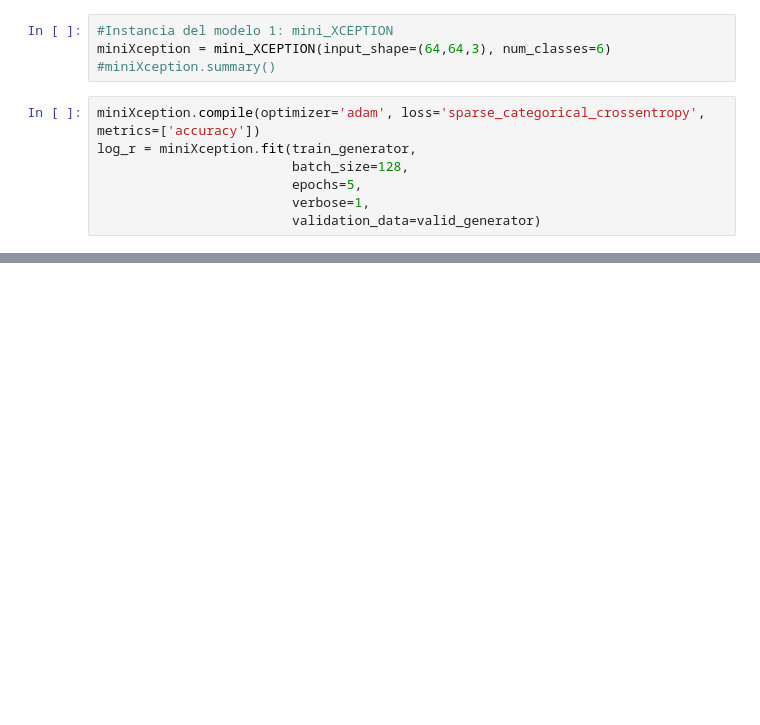
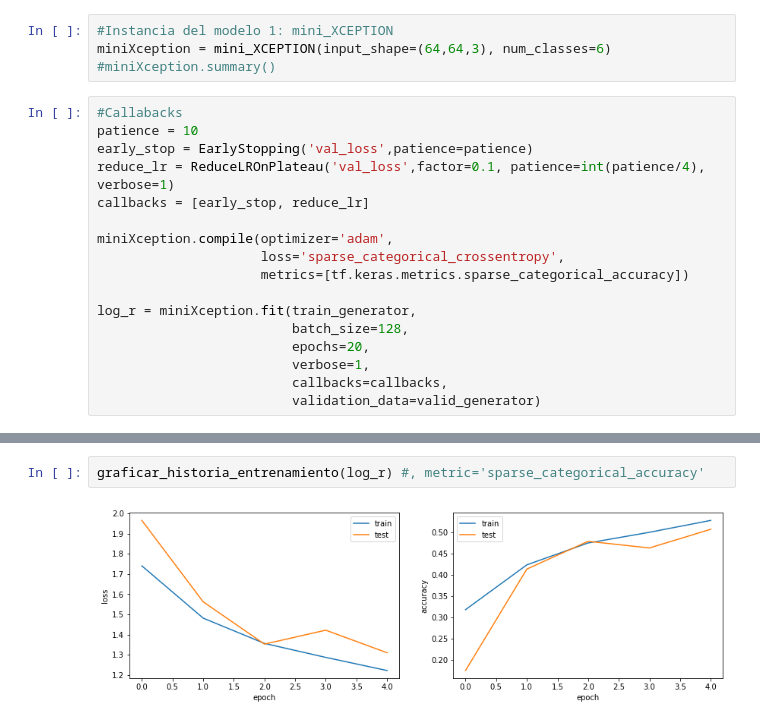
Before and after one commit to JBalbuenaG/proyecto_DL, a Jupyter notebook: Pruebas AffectNet/4_Affectnet_MiniXception.ipynb, the cells around one changed output, grey strips where cells are left out. Cells and saved outputs as stored; diff of their text form; blank space fills up the shorter version.

Commit message:
(update) Affectnet - miniXception

```diff
--- a/Pruebas AffectNet/4_Affectnet_MiniXception.ipynb
+++ b/Pruebas AffectNet/4_Affectnet_MiniXception.ipynb
@@ -166,11 +235,21 @@ def mini_XCEPTION(input_shape, num_classes, l2_regularization=0.01):
 miniXception = mini_XCEPTION(input_shape=(64,64,3), num_classes=6)
 #miniXception.summary()
 # %%
-miniXception.compile(optimizer='adam', loss='sparse_categorical_crossentropy', metrics=['accuracy'])
+#Callabacks
+patience = 10
+early_stop = EarlyStopping('val_loss',patience=patience)
+reduce_lr = ReduceLROnPlateau('val_loss',factor=0.1, patience=int(patience/4), verbose=1)
+callbacks = [early_stop, reduce_lr]
+
+miniXception.compile(optimizer='adam',
+                     loss='sparse_categorical_crossentropy',
+                     metrics=[tf.keras.metrics.sparse_categorical_accuracy])
+
 log_r = miniXception.fit(train_generator,
                          batch_size=128,
-                         epochs=5,
+                         epochs=20,
                          verbose=1,
+                         callbacks=callbacks,
                          validation_data=valid_generator)
 # %% [output]
 Epoch 1/5
@@ -182,0 +265,4 @@ Epoch 4/5
+# %%
+graficar_historia_entrenamiento(log_r) #, metric='sparse_categorical_accuracy'
+# %% [output]
+[figure, added]
```
Also changed, not shown: parts of 8 cells of this notebook, 1 other file.
